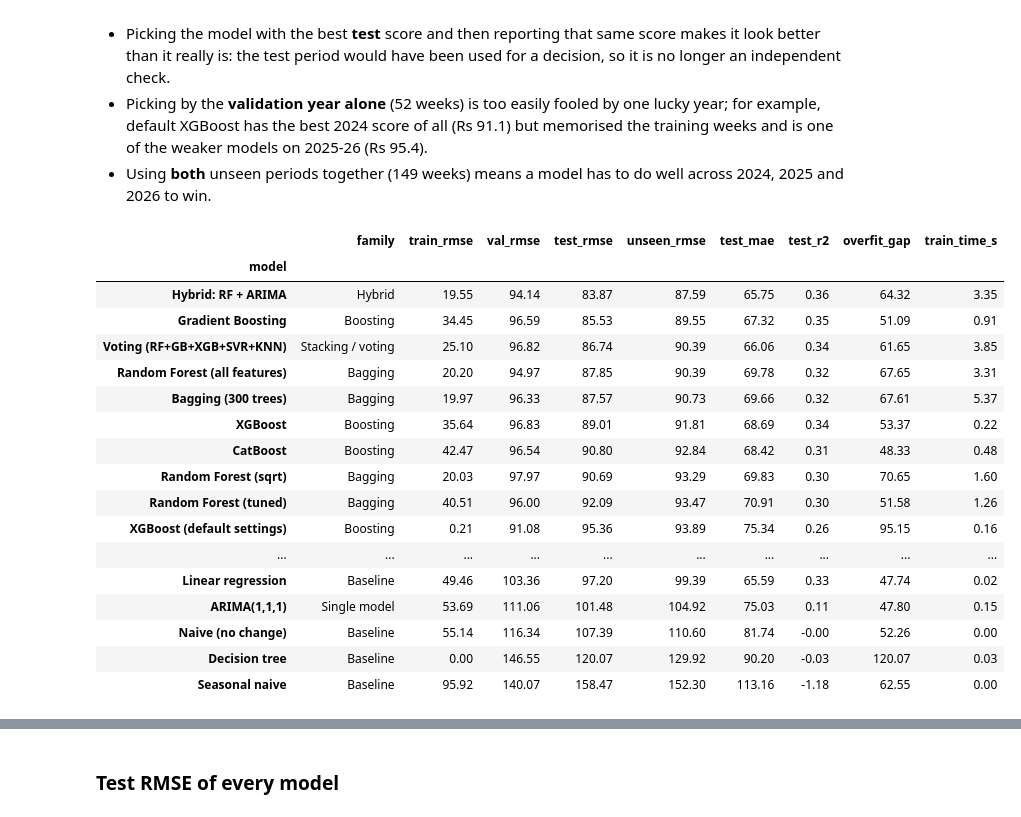
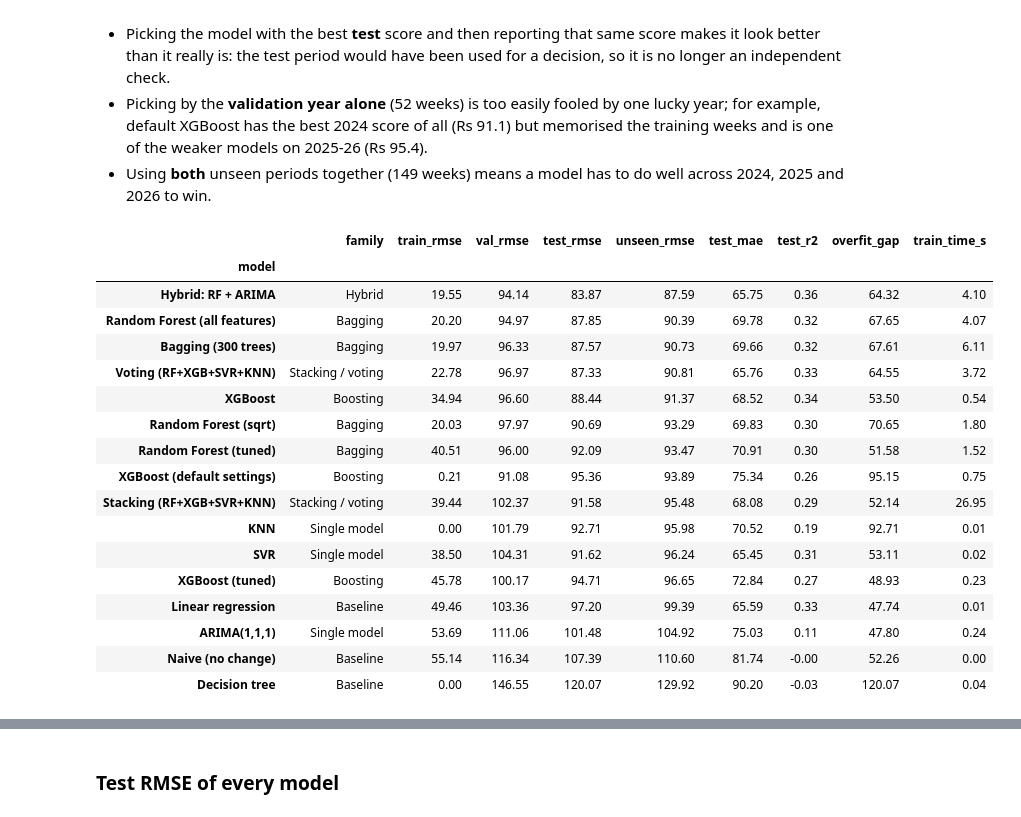
Before and after one commit to renulucshmi/pettah-beans-price-forecast, a Jupyter notebook: ensemble_assignment.ipynb, the cells around one changed output, grey strips where cells are left out. Drawn from its saved outputs; the diff is of its cells as text; code cells hidden in the pictures.

```diff
--- a/ensemble_assignment.ipynb
+++ b/ensemble_assignment.ipynb
@@ -910,32 +899,13 @@ All three use `learning_rate = 0.03` and trees of depth 3. The number of trees i
 # %%
 n_trees = {}
 
-# scikit-learn Gradient Boosting: find the best number of trees on validation, then refit
-gb_search = GradientBoostingRegressor(n_estimators=1000, learning_rate=0.03, max_depth=3,
-                                      subsample=0.8, random_state=42).fit(X_train, y_train)
-best_n = int(np.argmin([mean_squared_error(y_val, p) for p in gb_search.staged_predict(X_val)])) + 1
+# XGBoost: the number of trees with the lowest 2024 validation error (learning-rate 0.03 curve above)
+n_trees["XGBoost"] = int(np.argmin(curves[0.03])) + 1
 t0 = time.perf_counter()
-gb = GradientBoostingRegressor(n_estimators=best_n, learning_rate=0.03, max_depth=3,
-                               subsample=0.8, random_state=42).fit(X_train, y_train)
+xgb = XGBRegressor(n_estimators=n_trees["XGBoost"], learning_rate=0.03, max_depth=3, subsample=0.8,
+                   colsample_bytree=0.8, random_state=42).fit(X_train, y_train)
 t = time.perf_counter() - t0
-add_result("Gradient Boosting", gb.predict(X_train), gb.predict(X_val), gb.predict(X_test), t)
-n_trees["Gradient Boosting"] = best_n
+add_result("XGBoost", xgb.predict(X_train), xgb.predict(X_val), xgb.predict(X_test), t)
-# %%
-t0 = time.perf_counter()
-xgb = XGBRegressor(n_estimators=1000, learning_rate=0.03, max_depth=3, subsample=0.8,
-                   colsample_bytree=0.8, early_stopping_rounds=50, random_state=42)
-xgb.fit(X_train, y_train, eval_set=[(X_val, y_val)], verbose=False)
-t = time.perf_counter() - t0
-add_result("XGBoost", xgb.predict(X_train), xgb.predict(X_val), xgb.predict(X_test), t)
-n_trees["XGBoost"] = xgb.best_iteration + 1
-# %%
-t0 = time.perf_counter()
-cat = CatBoostRegressor(iterations=1000, learning_rate=0.03, depth=3, random_seed=42, verbose=0,
-                        od_type="Iter", od_wait=50, use_best_model=True)
-cat.fit(X_train, y_train, eval_set=(X_val, y_val))
-t = time.perf_counter() - t0
-add_result("CatBoost", cat.predict(X_train), cat.predict(X_val), cat.predict(X_test), t)
-n_trees["CatBoost"] = cat.get_best_iteration() + 1
 # %% [markdown]
 ### For comparison: XGBoost with its default settings
 
@@ -971,11 +933,0 @@ Both Gradient Boosting (`subsample=0.8`) and bagging use randomness, so their sc
-# %%
-seed_rows = []
-for s in range(10):
-    g = GradientBoostingRegressor(n_estimators=n_trees["Gradient Boosting"], learning_rate=0.03, max_depth=3,
-                                  subsample=0.8, random_state=s).fit(X_train, y_train)
-    b = BaggingRegressor(estimator=DecisionTreeRegressor(), n_estimators=300,
-                         random_state=s, n_jobs=-1).fit(X_train, y_train)
-    seed_rows.append({"seed": s, "Gradient Boosting": score(test, g.predict(X_test))["rmse"],
-                      "Bagging": score(test, b.predict(X_test))["rmse"]})
-seeds = pd.DataFrame(seed_rows).set_index("seed")
-seeds.agg(["mean", "std", "min", "max"]).round(1)
@@ -1454,44 +1375,44 @@ By **unseen RMSE**, not by the test score alone:
 # %%
 final = pd.DataFrame(results).set_index("model")
 
 # One RMSE over all 149 weeks the models never trained on: 2024 (validation) + 2025-26 (test)
 n_val, n_test = len(val), len(test)
 final["unseen_rmse"] = np.sqrt((n_val * final["val_rmse"]**2 + n_test * final["test_rmse"]**2) / (n_val + n_test))
 final["overfit_gap"] = final["test_rmse"] - final["train_rmse"]
 
 def family_of(name):
     if name.startswith("Hybrid"): return "Hybrid"
     if name.startswith(("Stacking", "Voting")): return "Stacking / voting"
     if name.startswith(("Bagging", "Random Forest")): return "Bagging"
-    if name.startswith(("Gradient Boosting", "XGBoost", "CatBoost")): return "Boosting"
+    if name.startswith("XGBoost"): return "Boosting"
     if name.startswith(("SVR", "KNN", "ARIMA")): return "Single model"
     return "Baseline"
 
 final.insert(0, "family", [family_of(m) for m in final.index])
 final = final.sort_values("unseen_rmse")
 final.to_csv("results/results_final.csv")
 
 final[["family", "train_rmse", "val_rmse", "test_rmse", "unseen_rmse", "test_mae",
        "test_r2", "overfit_gap", "train_time_s"]].round(2)
 # %% [output]
 |  | family | train_rmse | val_rmse | test_rmse | unseen_rmse | test_mae | test_r2 | overfit_gap | train_time_s |
 | model |  |  |  |  |  |  |  |  |  |
-| Hybrid: RF + ARIMA | Hybrid | 19.55 | 94.14 | 83.87 | 87.59 | 65.75 | 0.36 | 64.32 | 3.35 |
-| Gradient Boosting | Boosting | 34.45 | 96.59 | 85.53 | 89.55 | 67.32 | 0.35 | 51.09 | 0.91 |
-| Voting (RF+GB+XGB+SVR+KNN) | Stacking / voting | 25.10 | 96.82 | 86.74 | 90.39 | 66.06 | 0.34 | 61.65 | 3.85 |
-| Random Forest (all features) | Bagging | 20.20 | 94.97 | 87.85 | 90.39 | 69.78 | 0.32 | 67.65 | 3.31 |
-| Bagging (300 trees) | Bagging | 19.97 | 96.33 | 87.57 | 90.73 | 69.66 | 0.32 | 67.61 | 5.37 |
-| XGBoost | Boosting | 35.64 | 96.83 | 89.01 | 91.81 | 68.69 | 0.34 | 53.37 | 0.22 |
-| CatBoost | Boosting | 42.47 | 96.54 | 90.80 | 92.84 | 68.42 | 0.31 | 48.33 | 0.48 |
-| Random Forest (sqrt) | Bagging | 20.03 | 97.97 | 90.69 | 93.29 | 69.83 | 0.30 | 70.65 | 1.60 |
-| Random Forest (tuned) | Bagging | 40.51 | 96.00 | 92.09 | 93.47 | 70.91 | 0.30 | 51.58 | 1.26 |
-| XGBoost (default settings) | Boosting | 0.21 | 91.08 | 95.36 | 93.89 | 75.34 | 0.26 | 95.15 | 0.16 |
-| ... | ... | ... | ... | ... | ... | ... | ... | ... | ... |
-| Linear regression | Baseline | 49.46 | 103.36 | 97.20 | 99.39 | 65.59 | 0.33 | 47.74 | 0.02 |
-| ARIMA(1,1,1) | Single model | 53.69 | 111.06 | 101.48 | 104.92 | 75.03 | 0.11 | 47.80 | 0.15 |
+| Hybrid: RF + ARIMA | Hybrid | 19.55 | 94.14 | 83.87 | 87.59 | 65.75 | 0.36 | 64.32 | 4.10 |
+| Random Forest (all features) | Bagging | 20.20 | 94.97 | 87.85 | 90.39 | 69.78 | 0.32 | 67.65 | 4.07 |
+| Bagging (300 trees) | Bagging | 19.97 | 96.33 | 87.57 | 90.73 | 69.66 | 0.32 | 67.61 | 6.11 |
+| Voting (RF+XGB+SVR+KNN) | Stacking / voting | 22.78 | 96.97 | 87.33 | 90.81 | 65.76 | 0.33 | 64.55 | 3.72 |
+| XGBoost | Boosting | 34.94 | 96.60 | 88.44 | 91.37 | 68.52 | 0.34 | 53.50 | 0.54 |
+| Random Forest (sqrt) | Bagging | 20.03 | 97.97 | 90.69 | 93.29 | 69.83 | 0.30 | 70.65 | 1.80 |
+| Random Forest (tuned) | Bagging | 40.51 | 96.00 | 92.09 | 93.47 | 70.91 | 0.30 | 51.58 | 1.52 |
+| XGBoost (default settings) | Boosting | 0.21 | 91.08 | 95.36 | 93.89 | 75.34 | 0.26 | 95.15 | 0.75 |
+| Stacking (RF+XGB+SVR+KNN) | Stacking / voting | 39.44 | 102.37 | 91.58 | 95.48 | 68.08 | 0.29 | 52.14 | 26.95 |
+| KNN | Single model | 0.00 | 101.79 | 92.71 | 95.98 | 70.52 | 0.19 | 92.71 | 0.01 |
+| SVR | Single model | 38.50 | 104.31 | 91.62 | 96.24 | 65.45 | 0.31 | 53.11 | 0.02 |
+| XGBoost (tuned) | Boosting | 45.78 | 100.17 | 94.71 | 96.65 | 72.84 | 0.27 | 48.93 | 0.23 |
+| Linear regression | Baseline | 49.46 | 103.36 | 97.20 | 99.39 | 65.59 | 0.33 | 47.74 | 0.01 |
+| ARIMA(1,1,1) | Single model | 53.69 | 111.06 | 101.48 | 104.92 | 75.03 | 0.11 | 47.80 | 0.24 |
 | Naive (no change) | Baseline | 55.14 | 116.34 | 107.39 | 110.60 | 81.74 | -0.00 | 52.26 | 0.00 |
-| Decision tree | Baseline | 0.00 | 146.55 | 120.07 | 129.92 | 90.20 | -0.03 | 120.07 | 0.03 |
-| Seasonal naive | Baseline | 95.92 | 140.07 | 158.47 | 152.30 | 113.16 | -1.18 | 62.55 | 0.00 |
+| Decision tree | Baseline | 0.00 | 146.55 | 120.07 | 129.92 | 90.20 | -0.03 | 120.07 | 0.04 |
 # %% [markdown]
 **What the table shows:**
 - **The RF + ARIMA hybrid ranks first** on unseen RMSE (about **Rs 87.6**), test RMSE (Rs 83.9) and test R² (0.36), and has the second-best validation score. It is chosen as the **final model**.
```
Also changed, not shown: parts of 62 cells of this notebook, 12 other files.
